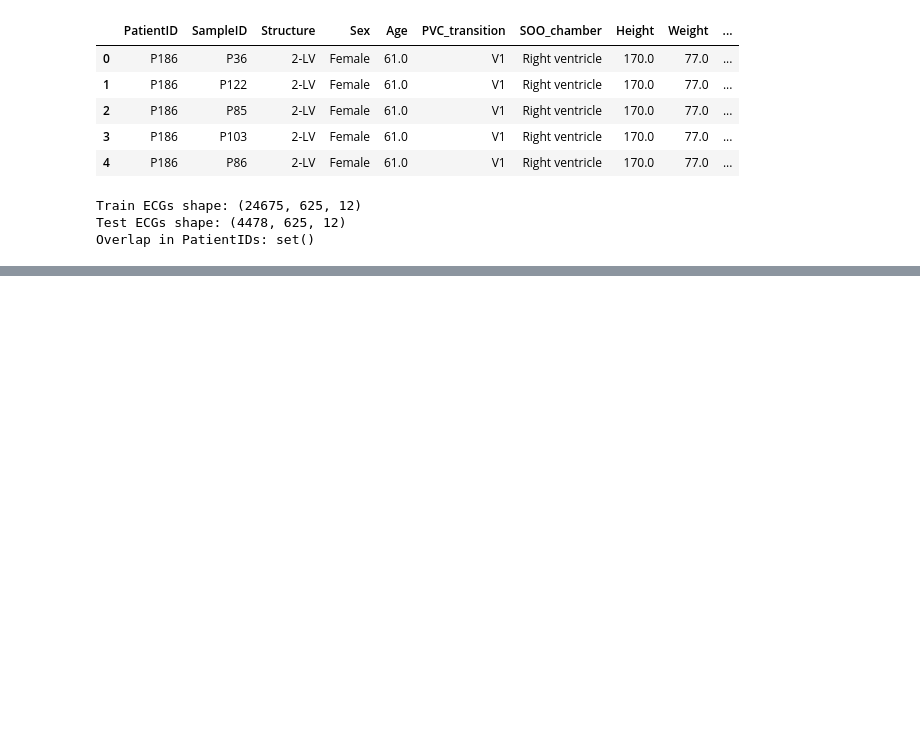
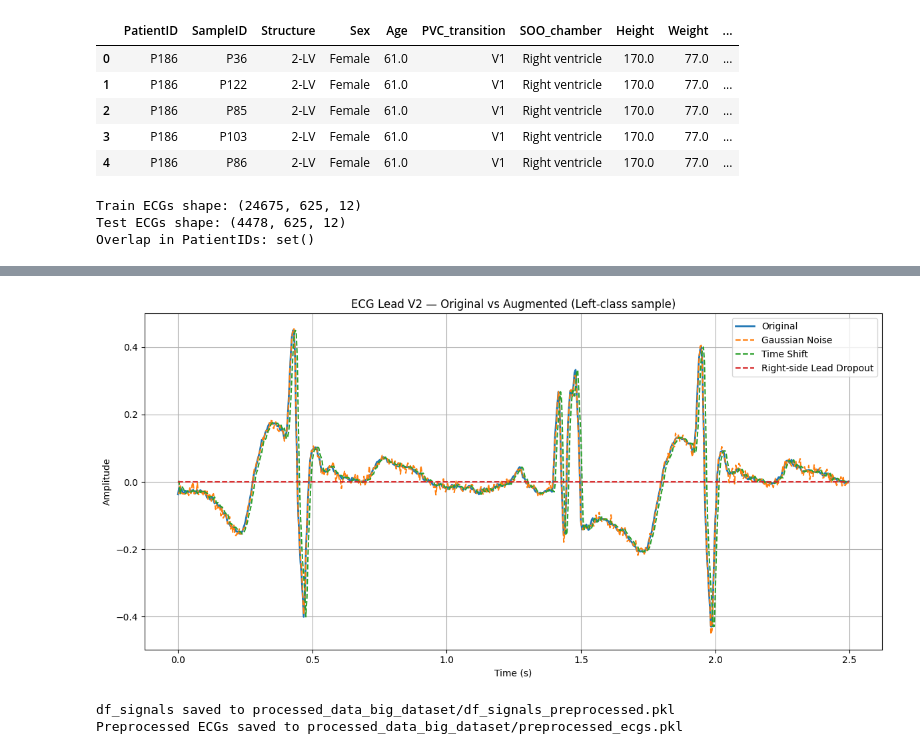
Before and after one commit to taniapazospuig/compbiomed-seminars, a Jupyter notebook: 01_big_dataset_preprocessing.ipynb, the cells around one changed output, grey strips where cells are left out. Drawn from its saved outputs; the diff is of its cells as text; code cells hidden in the pictures; blank space fills up the shorter version.

Commit message:
preprocessing both datasets done

```diff
--- a/01_big_dataset_preprocessing.ipynb
+++ b/01_big_dataset_preprocessing.ipynb
@@ -378,0 +429,19 @@ Overlap in PatientIDs: set()
+# %%
+# Data augmentation
+import random
+
+def add_gaussian_noise(ecg, std=0.01):
+    noise = np.random.normal(0, std, ecg.shape)
+    return ecg + noise
+
+def time_shift(ecg, max_shift=20):
+    shift = random.randint(-max_shift, max_shift)
+    return np.roll(ecg, shift, axis=0)
+
+def right_side_lead_dropout(ecg):
+    right_leads = ['III', 'AVR', 'AVF', 'V1', 'V2', 'V3']
+    lead_indices = [i for i, lead in enumerate(['I', 'II', 'III', 'AVR', 'AVL', 'AVF',
+                                                'V1', 'V2', 'V3', 'V4', 'V5', 'V6']) if lead in right_leads]
+    ecg_dropout = ecg.copy()
+    ecg_dropout[:, lead_indices] = 0
+    return ecg_dropout
@@ -378,0 +485,57 @@ Overlap in PatientIDs: set()
+# %%
+import matplotlib.pyplot as plt
+import numpy as np
+
+# Sampling frequency and lead info
+fs = 250
+lead_idx = 7 # Lead V2
+
+# Find index of first Left-class sample in augmented training set (originals are every 4th entry)
+for i in range(0, len(y_train_aug), 4):  # Step by 4 (original + 3 augmentations)
+    if y_train_aug[i] == 0:
+        left_index = i // 4  # This matches how augmentations were appended
+        break
+
+# Access the original and 3 augmentations
+original = X_train_aug[left_index * 4]
+aug1 = X_train_aug[left_index * 4 + 1]
+aug2 = X_train_aug[left_index * 4 + 2]
+aug3 = X_train_aug[left_index * 4 + 3]
+
+# Time axis
+t = np.arange(original.shape[0]) / fs
+
+# Plot Lead V2
+plt.figure(figsize=(12, 6))
+plt.plot(t, original[:, lead_idx], label="Original", linewidth=2)
+plt.plot(t, aug1[:, lead_idx], label="Gaussian Noise", linestyle='--')
+plt.plot(t, aug2[:, lead_idx], label="Time Shift", linestyle='--')
+plt.plot(t, aug3[:, lead_idx], label="Right-side Lead Dropout", linestyle='--')
+
+plt.title("ECG Lead V2 — Original vs Augmented (Left-class sample)")
+plt.xlabel("Time (s)")
+plt.ylabel("Amplitude")
+plt.legend()
+plt.grid(True)
+plt.tight_layout()
+plt.show()
+# %% [output]
+[figure, added]
+# %%
+import os
+# Create folder if it doesn't exist
+output_folder = "processed_data_big_dataset"
+os.makedirs(output_folder, exist_ok=True)
+
+# Saving the df (metadata) containing signal-level information
+with open(f"{output_folder}/df_signals_preprocessed.pkl", "wb") as file:
+    pickle.dump(df_signals, file)
+    print(f"df_signals saved to {output_folder}/df_signals_preprocessed.pkl")
+
+# Saving the preprocessed ECG signals
+with open(f"{output_folder}/preprocessed_ecgs.pkl", "wb") as file:
+    pickle.dump(preprocessed_ecgs, file)
+    print(f"Preprocessed ECGs saved to {output_folder}/preprocessed_ecgs.pkl")
+# %% [output]
+df_signals saved to processed_data_big_dataset/df_signals_preprocessed.pkl
+Preprocessed ECGs saved to processed_data_big_dataset/preprocessed_ecgs.pkl
```
Also changed, not shown: parts of 2 cells of this notebook, 4 other files.
